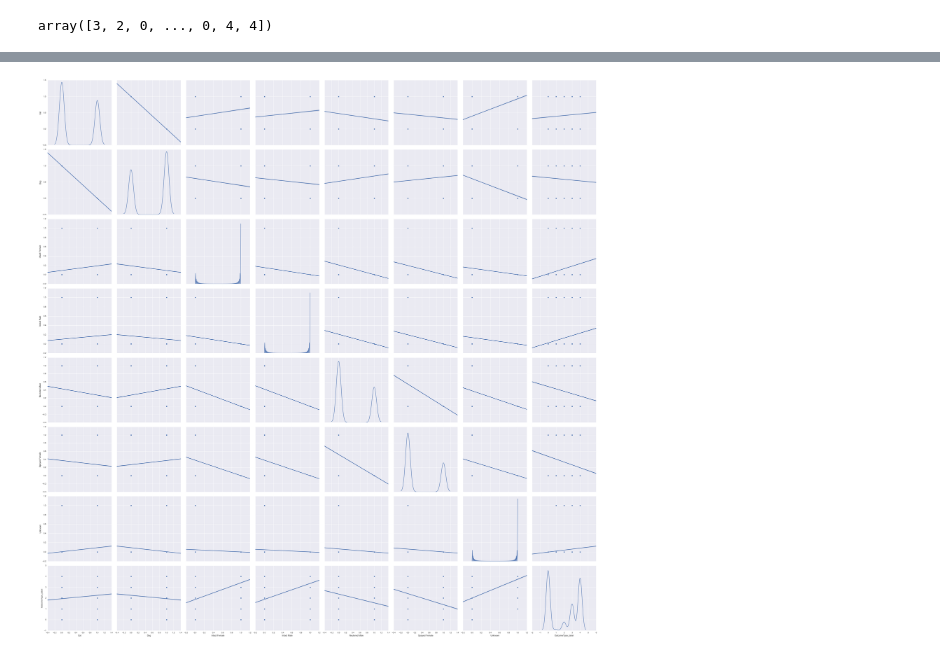
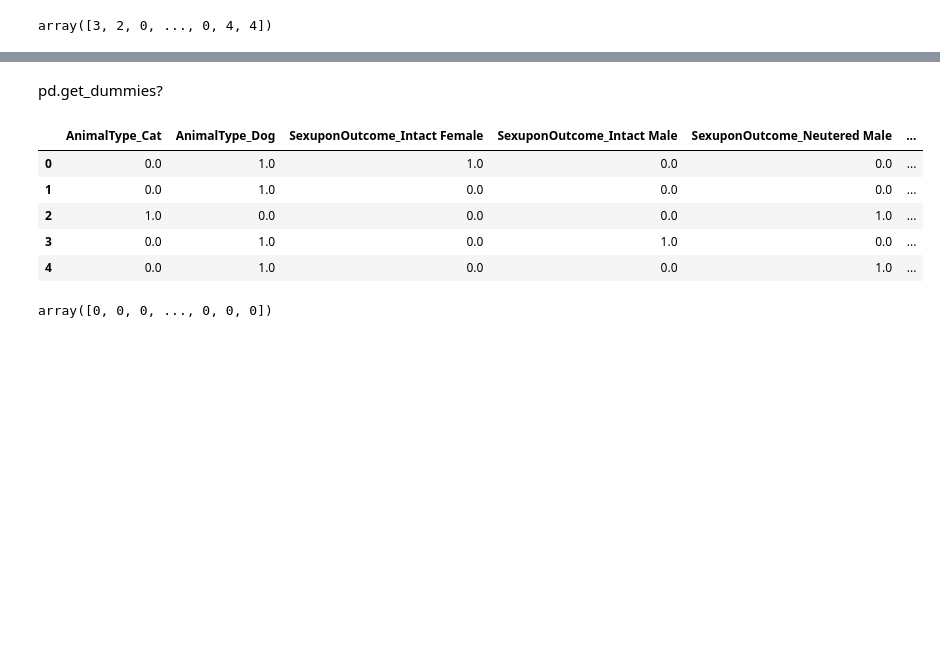
Before and after one commit to samkugji/kaggle-shelter-animal-outcomes, a Jupyter notebook: simple_preprocess.ipynb, the cells around one changed output, grey strips where cells are left out. Drawn from its saved outputs; the diff is of its cells as text; code cells hidden in the pictures; blank space fills up the shorter version.

```diff
--- a/simple_preprocess.ipynb
+++ b/simple_preprocess.ipynb
@@ -194,7 +203,24 @@ classif_rate: 95.985634
+# %% [markdown]
+pd.get_dummies?
+# %%
+test_prep = test_data[['AnimalType', 'SexuponOutcome', ]]
+test_prep = pd.get_dummies(test_prep, dummy_na=False, sparse=True)
+
+test_prep.head()
+# %% [output]
+|  | AnimalType_Cat | AnimalType_Dog | SexuponOutcome_Intact Female | SexuponOutcome_Intact Male | SexuponOutcome_Neutered Male | ... |
+| 0 | 0.0 | 1.0 | 1.0 | 0.0 | 0.0 | ... |
+| 1 | 0.0 | 1.0 | 0.0 | 0.0 | 0.0 | ... |
+| 2 | 1.0 | 0.0 | 0.0 | 0.0 | 1.0 | ... |
+| 3 | 0.0 | 1.0 | 0.0 | 1.0 | 0.0 | ... |
+| 4 | 0.0 | 1.0 | 0.0 | 0.0 | 1.0 | ... |
+# %%
+test_pred = model_1.predict(test_prep)
+test_pred
+# %% [output]
+array([0, 0, 0, ..., 0, 0, 0])
 # %%
 # First EDA(Exploratory data analysis) with vote_1(target)
 
-sns.pairplot(prep_X_Y, diag_kind="kde", kind="reg", size=5)
-plt.show()
+# sns.pairplot(prep_X_Y, diag_kind="kde", kind="reg", size=5)
+# plt.show()
-# %% [output]
-[figure, removed]
```
Also changed, not shown: parts of 9 cells of this notebook, 1 other file.
